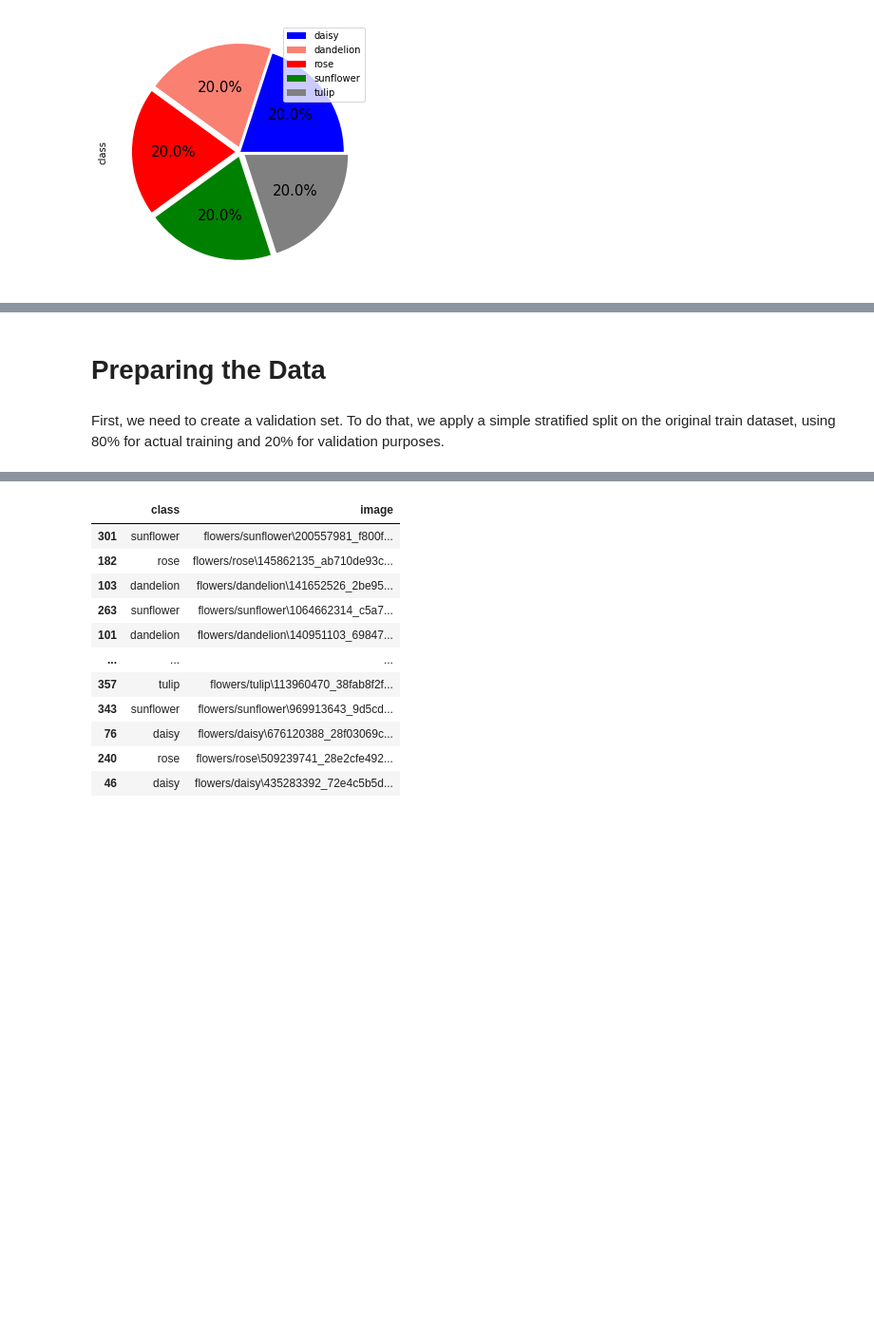
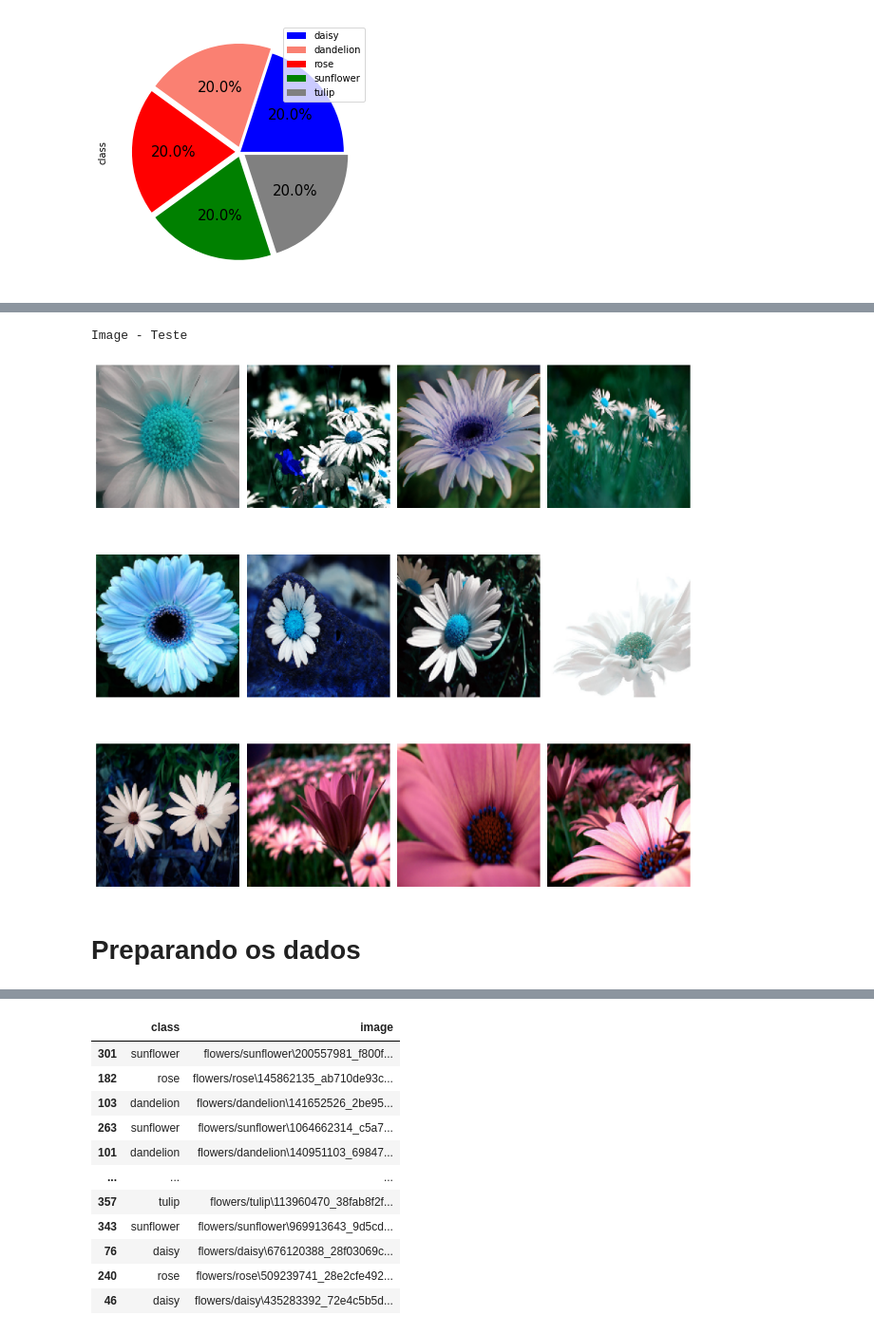
Before and after one commit to ProjectToDesenv/workDeepLearning, a Jupyter notebook: WorkDeepLearning.ipynb, the cells around one changed output, grey strips where cells are left out. Shown at 95% size. Saved outputs shown, nothing was run; the diff lists cells and outputs as text; code cells hidden in the pictures; blank space fills up the shorter version.

```diff
--- a/WorkDeepLearning.ipynb
+++ b/WorkDeepLearning.ipynb
@@ -157,15 +157,18 @@ ValueError: The number of FixedLocator locations (2), usually from a call to set
 # %%
-print('Train Set - Normal')
+print('Image - Teste')
 
 plt.figure(figsize=(12,12))
 
 for i in range(0, 12):
     plt.subplot(3,4,i + 1)
-    img = cv2.imread(train_normal[i])
+    img = cv2.imread(df_test['image'][i])
     img = cv2.resize(img, (IMG_SIZE,IMG_SIZE))
     plt.imshow(img)
     plt.axis("off")
 
 plt.tight_layout()
 
 plt.show()
+# %% [output]
+Image - Teste
+[figure, added]
@@ -217,4 +175,2 @@ plt.show()
 # %% [markdown]
-# <a id="4">Preparing the Data</a>
+# <a id="4">Preparando os dados</a>
-# %% [markdown]
-First, we need to create a validation set. To do that, we apply a simple stratified split on the original train dataset, using 80% for actual training and 20% for validation purposes.
```
Also changed, not shown: parts of 22 cells of this notebook, 1 other file.
